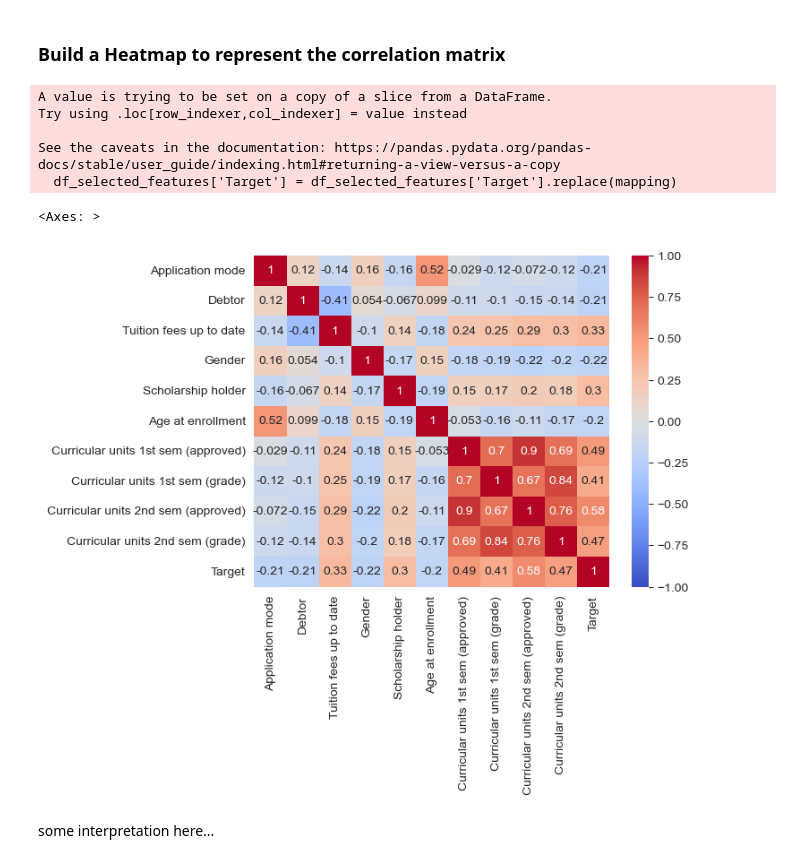
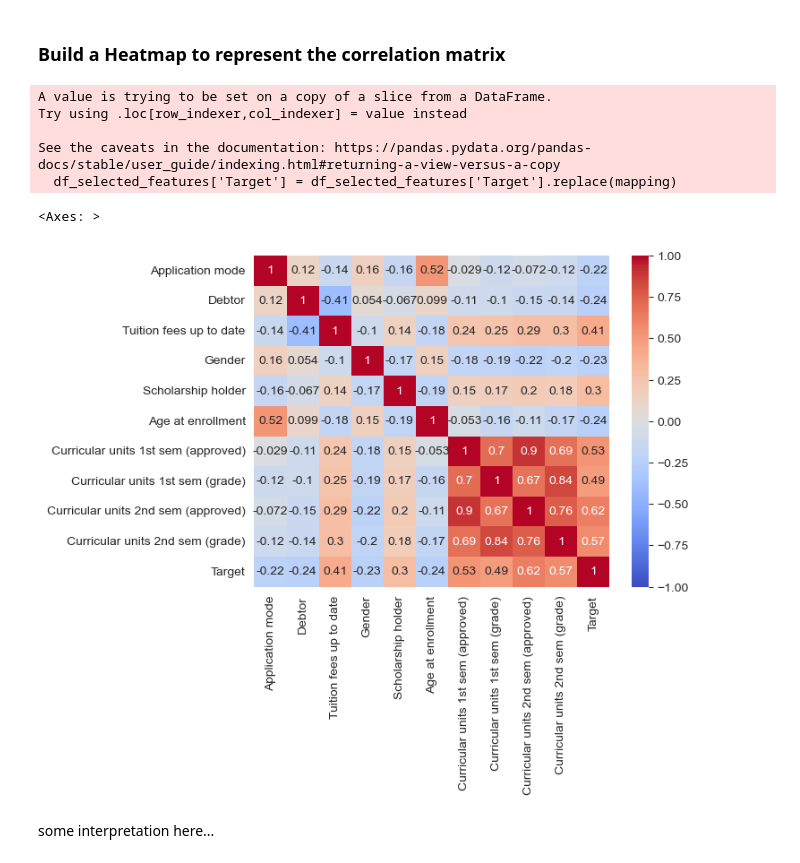
Before and after one commit to ryanh888/ECS171_FinalProject, a Jupyter notebook: final_project.ipynb, the cells around one changed output. Cells and saved outputs as stored; diff of their text form; code cells hidden in the pictures.

```diff
--- a/final_project.ipynb
+++ b/final_project.ipynb
@@ -83,19 +83,19 @@ def select_feature_chi2(ar_num, is_print=1):
 # %%
 # First reduce the number of features to 10 using the Chi Square method
 selected_features = select_feature_chi2(10, 0)
 df_selected_features = df[selected_features.tolist() + ['Target']]
-mapping = {'Dropout': 1, 'Enrolled': 1, 'Graduate': 3}
+mapping = {'Dropout': 1, 'Enrolled': 2, 'Graduate': 3}
 df_selected_features['Target'] = df_selected_features['Target'].replace(mapping)
 
 sns.heatmap(df_selected_features.corr(), vmin=-1, vmax=1, center=0, annot=True, cmap='coolwarm')
 # %% [output]
 A value is trying to be set on a copy of a slice from a DataFrame.
 Try using .loc[row_indexer,col_indexer] = value instead
 
 See the caveats in the documentation: https://pandas.pydata.org/pandas-docs/stable/user_guide/indexing.html#returning-a-view-versus-a-copy
   df_selected_features['Target'] = df_selected_features['Target'].replace(mapping)
 <Axes: >
-[figure, old version]
+[figure, new version]
 # %% [markdown]
 some interpretation here...
 # %% [markdown]
```
